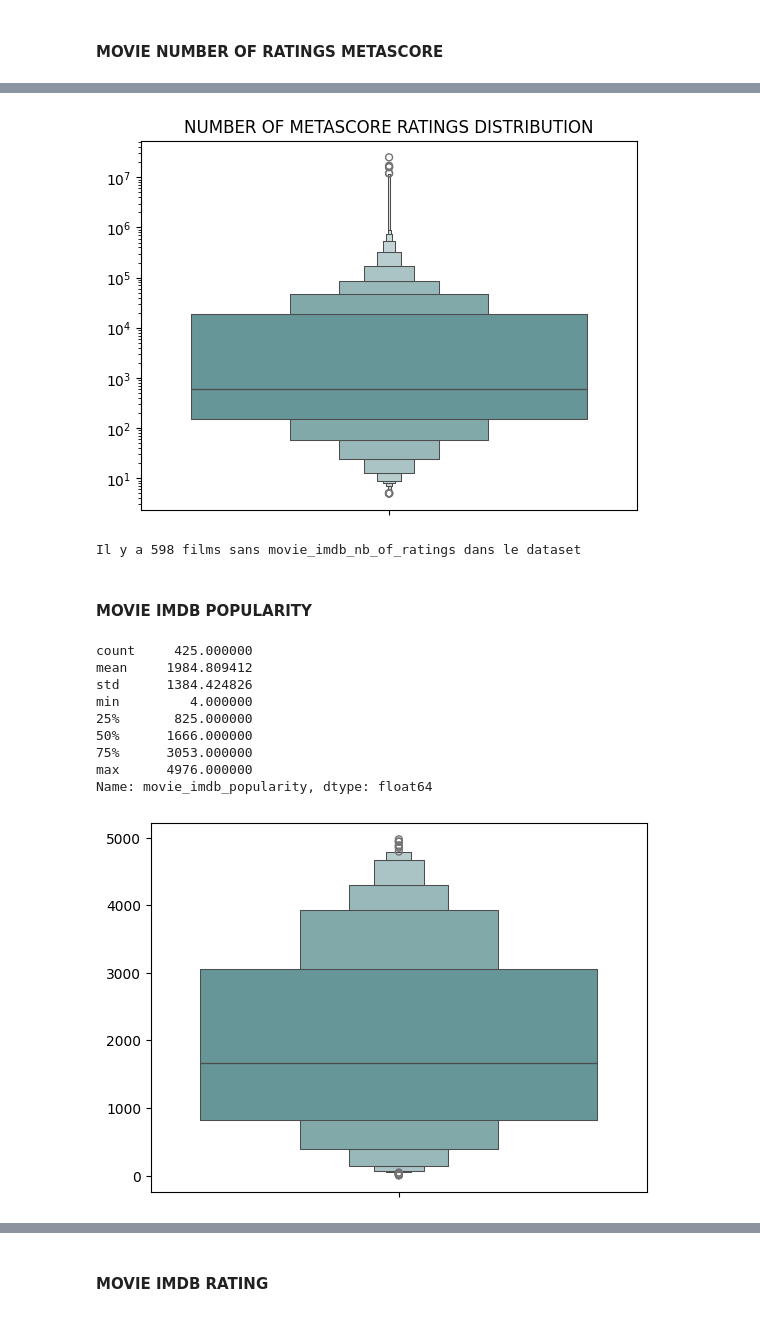
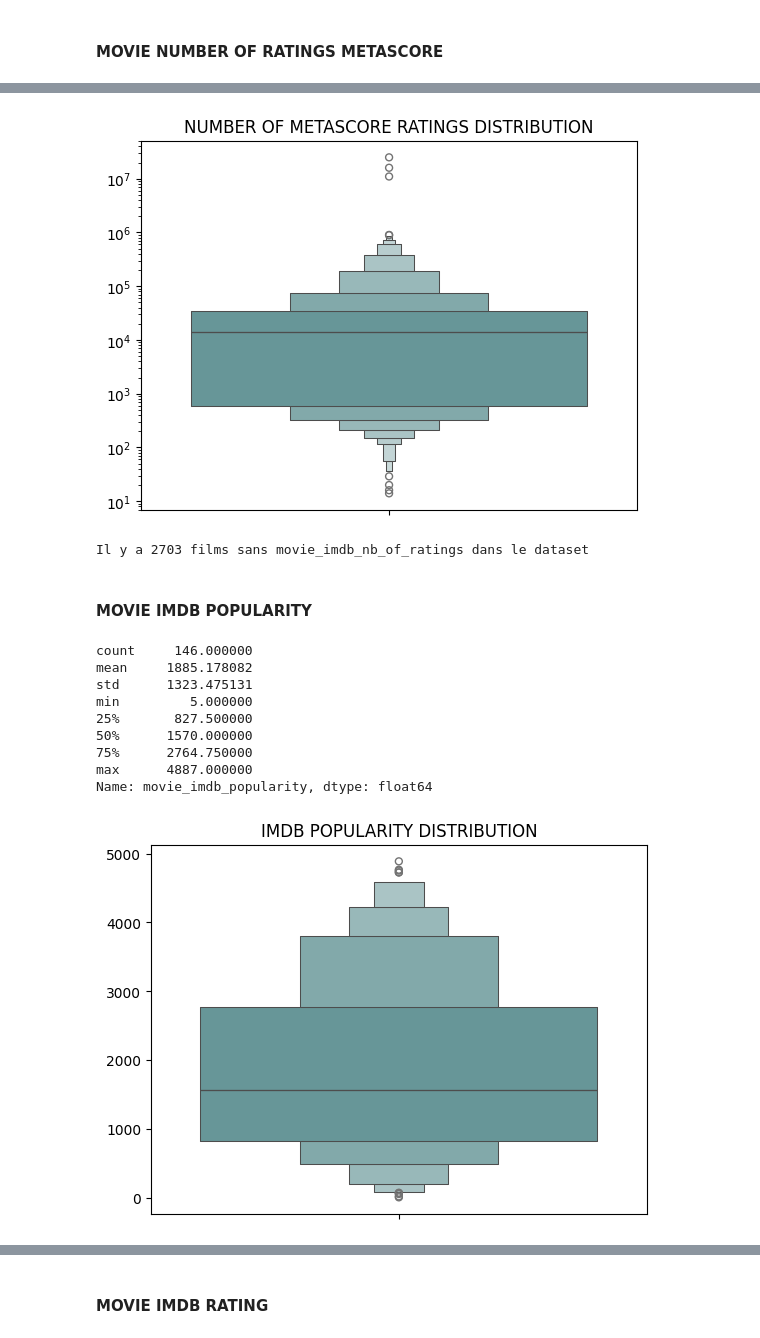
Before and after one commit to t7bo/BOX, a Jupyter notebook: eda/EDA.ipynb, the cells around one changed output, grey strips where cells are left out. Saved outputs shown, nothing was run; the diff lists cells and outputs as text; code cells hidden in the pictures.

```diff
--- a/eda/EDA.ipynb
+++ b/eda/EDA.ipynb
@@ -226,0 +216,7 @@ merge
+# %%
+group_data = pd.read_csv(r'C:\Users\Thibaut\Documents\SIMPLON\DEV-IA\BOXOFFICE\scraping\data\group_films.csv')
+group_data = group_data.rename(columns={'title':'movie_title', 'director':'movie_director', 'duration':'movie_length'})
+# %%
+group_merge = pd.merge(group_data, merge, on=['movie_director', 'movie_length'], how='left')
+dataframe = group_merge
+dataframe.shape
@@ -413,36 +480,37 @@ min      5.000000e+00
 max      2.500000e+07
 Name: movie_imdb_nb_of_ratings, dtype: float64
 # %%
-sns.boxenplot(merge.movie_imdb_nb_of_ratings, color='cadetblue')
+sns.boxenplot(dataframe.movie_imdb_nb_of_ratings, color='cadetblue')
 plt.yscale('log')
 plt.title('NUMBER OF METASCORE RATINGS DISTRIBUTION')
 plt.ylabel('')
 plt.show()
 # %% [output]
-[figure, old version]
+[figure, new version]
 # %%
-nan = merge.movie_imdb_nb_of_ratings.isna().sum()
+nan = dataframe.movie_imdb_nb_of_ratings.isna().sum()
 print(f'Il y a {nan} films sans movie_imdb_nb_of_ratings dans le dataset')
 # %% [output]
-Il y a 598 films sans movie_imdb_nb_of_ratings dans le dataset
+Il y a 2703 films sans movie_imdb_nb_of_ratings dans le dataset
 # %% [markdown]
 #### MOVIE IMDB POPULARITY
 # %%
-merge.movie_imdb_popularity.describe()
+dataframe.movie_imdb_popularity.describe()
 # %% [output]
-count     425.000000
-mean     1984.809412
-std      1384.424826
-min         4.000000
-25%       825.000000
-50%      1666.000000
-75%      3053.000000
-max      4976.000000
+count     146.000000
+mean     1885.178082
+std      1323.475131
+min         5.000000
+25%       827.500000
+50%      1570.000000
+75%      2764.750000
+max      4887.000000
 Name: movie_imdb_popularity, dtype: float64
 # %%
-sns.boxenplot(merge.movie_imdb_popularity, color='cadetblue')
+sns.boxenplot(dataframe.movie_imdb_popularity, color='cadetblue')
 plt.ylabel("")
+plt.title('IMDB POPULARITY DISTRIBUTION')
 plt.show()
 # %% [output]
-[figure, old version]
+[figure, new version]
 # %%
```
Also changed, not shown: parts of 78 cells of this notebook, 1 other file.
